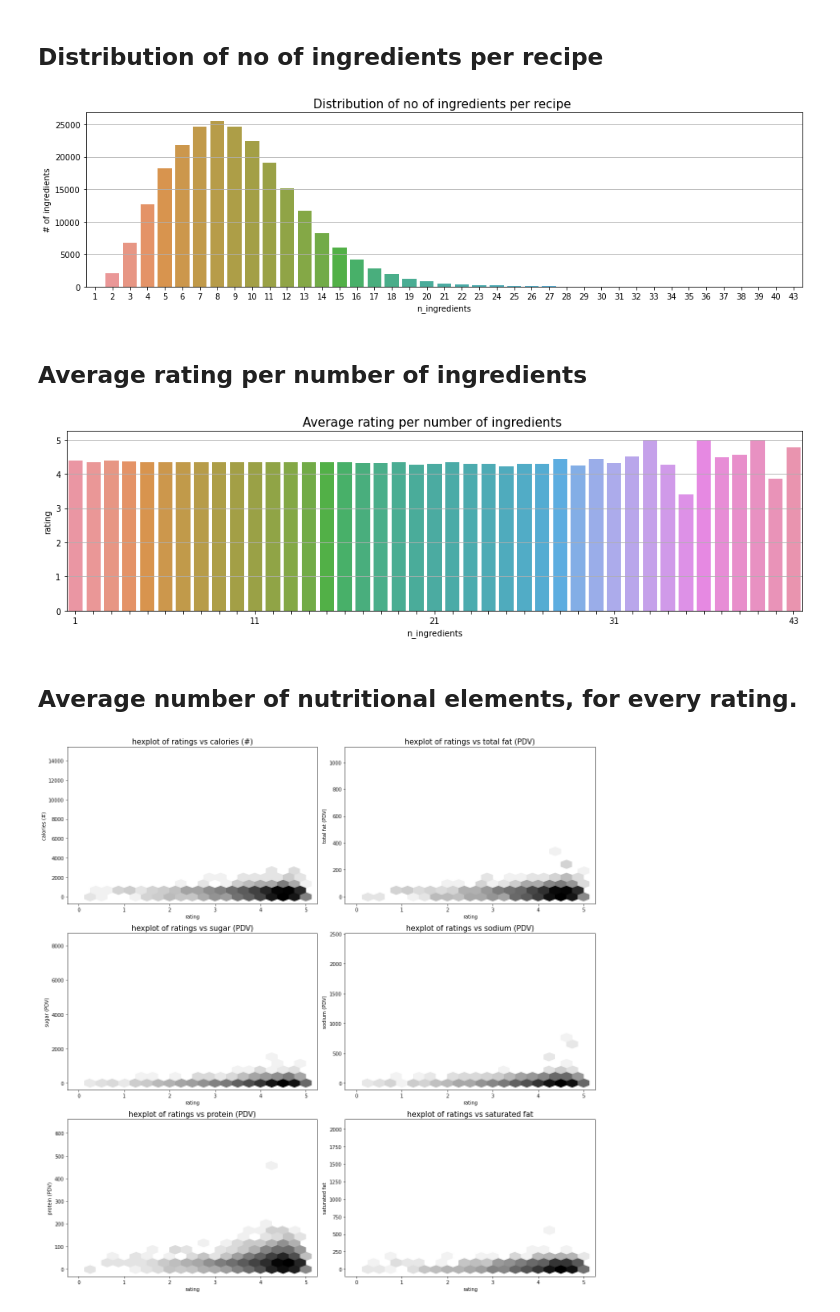
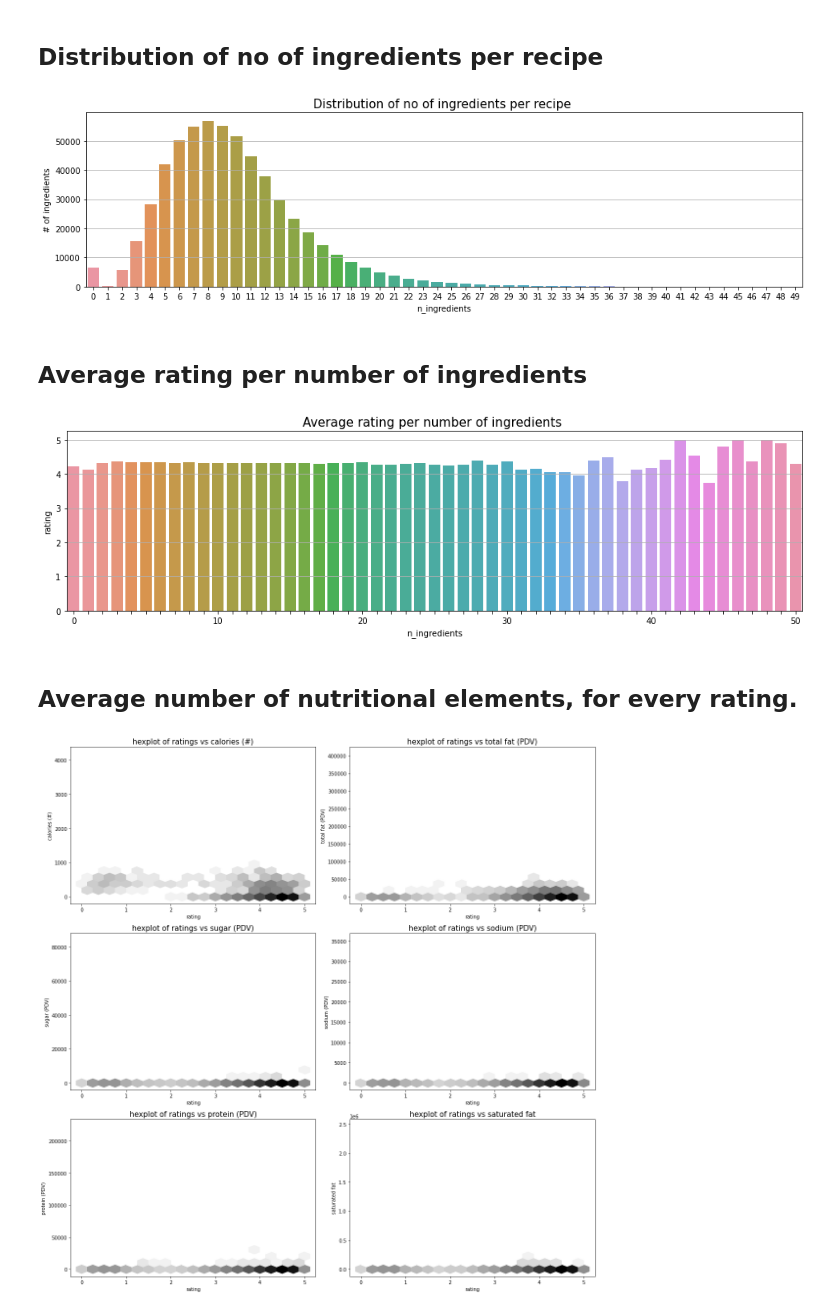
Before and after one commit to niranjan-ramesh/whats-cooking, a Jupyter notebook: EDA/EDA.ipynb, the cells around one changed output. Drawn from its saved outputs; the diff is of its cells as text; code cells hidden in the pictures.

```diff
--- a/EDA/EDA.ipynb
+++ b/EDA/EDA.ipynb
@@ -9,8 +9,8 @@ import seaborn as sns
 # %% [markdown]
 ### Datasets
 # %%
-recipes_df = pd.read_csv('../data/RAW_recipes.csv')
-ratings_df = pd.read_csv('../data/RAW_interactions.csv')
+recipes_df = pd.read_csv('../Data/full_recipes.csv')
+ratings_df = pd.read_csv('../Data/user_interactions.csv')
 # %% [markdown]
 ## Ratings
 # %%
@@ -321,6 +240,7 @@ plt.title('Correlation Matrix', fontsize=16);
 ## Distribution of no of ingredients per recipe
 # %%
 distribution_df = recipes_df.groupby(['n_ingredients']).size().reset_index(name='# of ingredients')
+distribution_df = distribution_df[distribution_df['n_ingredients'] < 50]
 distribution_df.shape
 
 fig = plt.figure(figsize=(16, 4))
@@ -331,7 +251,7 @@ plt.title('Distribution of no of ingredients per recipe ', fontsize=15)
 line_chart = sns.barplot(x='n_ingredients', y='# of ingredients', data=distribution_df)
 # line_chart.set(ylim=(0, distribution_df['# of ingredients'].max()))
 # %% [output]
-[figure, old version]
+[figure, new version]
 # %% [markdown]
 ## Average rating per number of ingredients
 # %%
@@ -355,34 +275,38 @@ for ind, label in enumerate(line_chart.get_xticklabels()):
         label.set_visible(False)
 # line_chart.set(ylim=(0, distribution_df['rating'].max()))
 # %% [output]
-[figure, old version]
+[figure, new version]
 # %% [markdown]
 ## Average number of nutritional elements, for every rating.
 # %%
 average_rating_per_no_ingredients_df = average_rating_per_no_ingredients_m.copy()
+average_rating_per_no_ingredients_df = average_rating_per_no_ingredients_df[
+    average_rating_per_no_ingredients_df['nutrition'] != "[]"]
 average_rating_per_no_ingredients_df['nutrition'] = average_rating_per_no_ingredients_df['nutrition'].apply(literal_eval)
 average_rating_per_no_ingredients_m_exploded = average_rating_per_no_ingredients_df.explode("nutrition")
-
+average_rating_per_no_ingredients_df = average_rating_per_no_ingredients_df[
+    average_rating_per_no_ingredients_df['nutrition'] != "''"]
 nutrition_info = ['calories (#)', 'total fat (PDV)', 'sugar (PDV)', 'sodium (PDV)', 'protein (PDV)', 'saturated fat']
 nutrition_df = pd.DataFrame()
 all_nutrition_df = pd.DataFrame()
 
 plt.figure(figsize=(16, 16))
 
 for index, nutrition in enumerate(nutrition_info):
     nutrition_df = average_rating_per_no_ingredients_m_exploded.groupby('id').nth(index)
     nutrition_df = nutrition_df[['rating', 'nutrition']]
-    nutrition_df.astype(float)
+    nutrition_df['nutrition'] = nutrition_df['nutrition'].str.replace("RE", "")
+    nutrition_df['nutrition'] = nutrition_df['nutrition'].apply(lambda x: x if x != '' else 0.0)
+    nutrition_df['nutrition'] = nutrition_df['nutrition'].astype(float)
     nutrition_df = nutrition_df.groupby(['rating'])['nutrition'].apply(np.mean).reset_index()
     if('rating' not in list(all_nutrition_df.columns.values)):
         all_nutrition_df['rating'] = nutrition_df['rating']
     all_nutrition_df[nutrition] = nutrition_df['nutrition']
-
     plt.subplot(3, 2, index+1)
     plt.title('hexplot of ratings vs ' + nutrition, fontsize=15)
     hexplot_chart = plt.hexbin(x=all_nutrition_df['rating'], y=all_nutrition_df[nutrition], gridsize=20, bins='log', cmap='Greys')
     plt.xlabel("rating", fontsize=10)
     plt.ylabel(nutrition,fontsize=10)
     plt.tight_layout()
 # %% [output]
-[figure, old version]
+[figure, new version]
```
Also changed, not shown: parts of 17 cells of this notebook, 1 other file.
